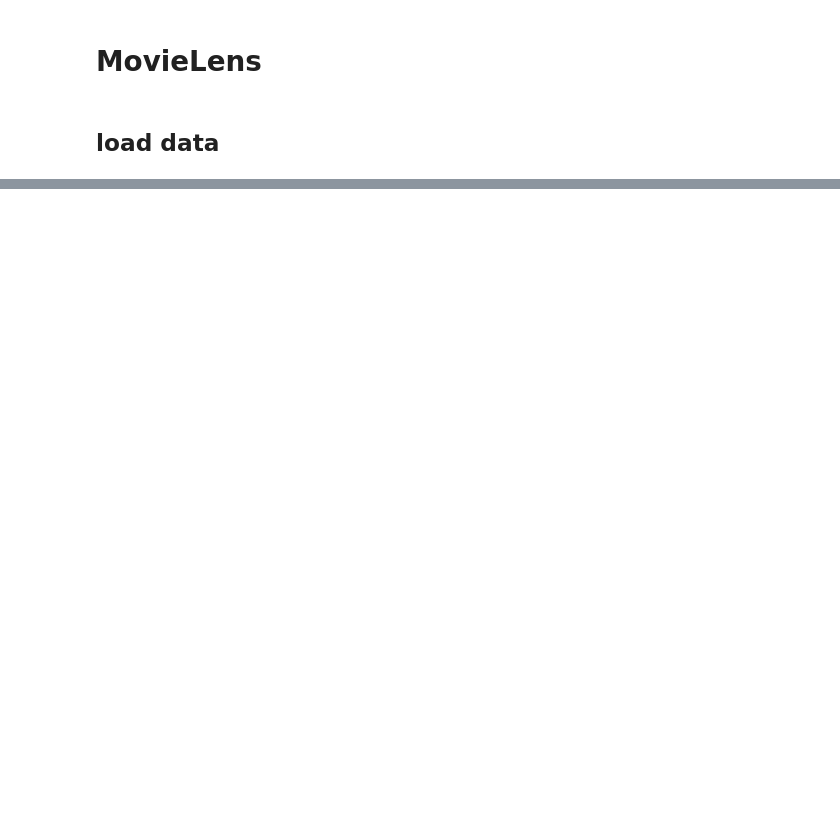
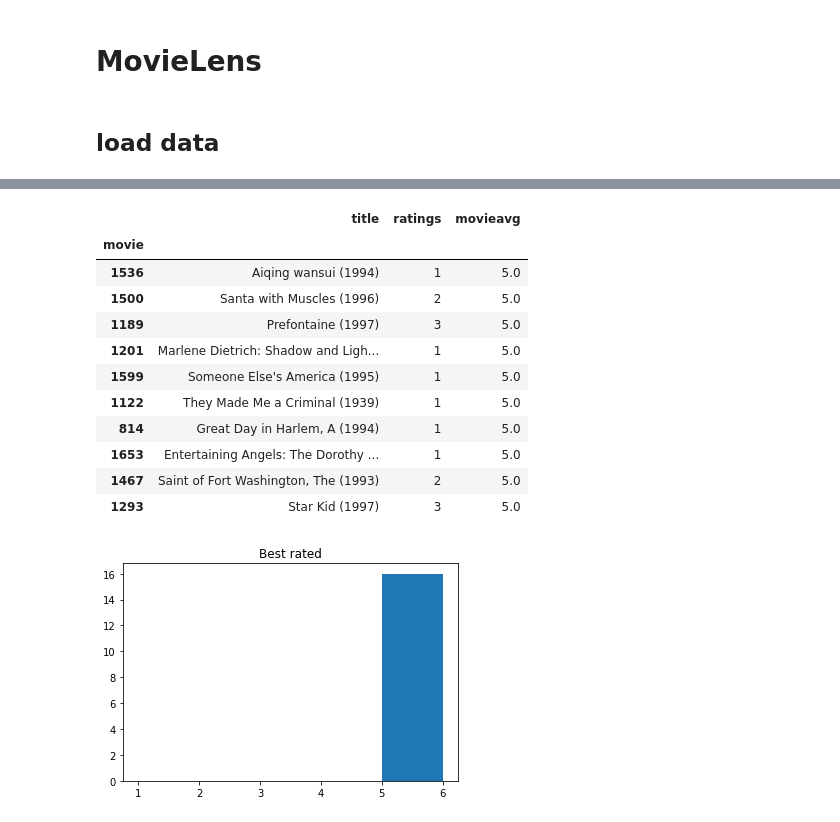
Before and after one commit to kyle-weng/MovieLens-Visualization, a Jupyter notebook: movielens.ipynb, the cells around one changed output, grey strips where cells are left out. Cells and saved outputs as stored; diff of their text form; code cells hidden in the pictures; blank space fills up the shorter version.

```diff
--- a/movielens.ipynb
+++ b/movielens.ipynb
@@ -207,0 +80,19 @@ elapsed 686.0301768779755
+# %%
+plt.title("Best rated")
+best = dMovies.sort_values("movieavg").tail(10)
+ratinghist(getRatings(dsRatings[best.index]))
+best
+# %% [output]
+|  | title | ratings | movieavg |
+| movie |  |  |  |
+| 1536 | Aiqing wansui (1994) | 1 | 5.0 |
+| 1500 | Santa with Muscles (1996) | 2 | 5.0 |
+| 1189 | Prefontaine (1997) | 3 | 5.0 |
+| 1201 | Marlene Dietrich: Shadow and Ligh... | 1 | 5.0 |
+| 1599 | Someone Else's America (1995) | 1 | 5.0 |
+| 1122 | They Made Me a Criminal (1939) | 1 | 5.0 |
+| 814 | Great Day in Harlem, A (1994) | 1 | 5.0 |
+| 1653 | Entertaining Angels: The Dorothy ... | 1 | 5.0 |
+| 1467 | Saint of Fort Washington, The (1993) | 2 | 5.0 |
+| 1293 | Star Kid (1997) | 3 | 5.0 |
+[figure, added]
```
Also changed, not shown: parts of 29 cells of this notebook.
